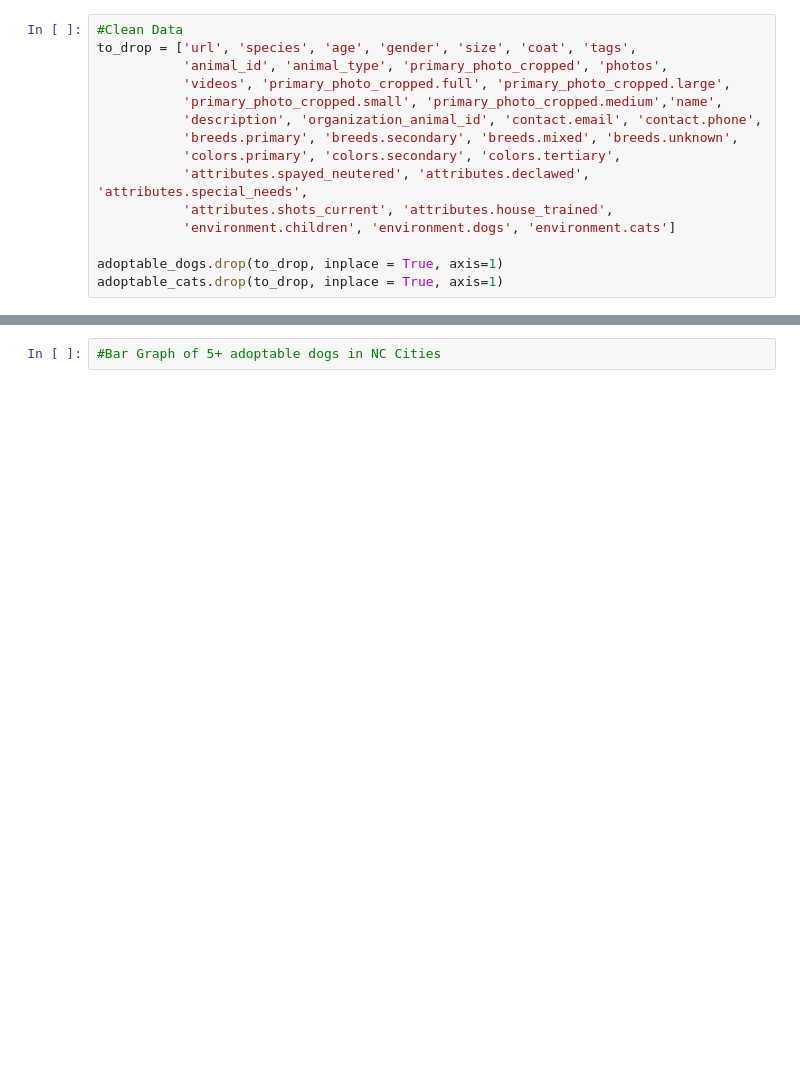
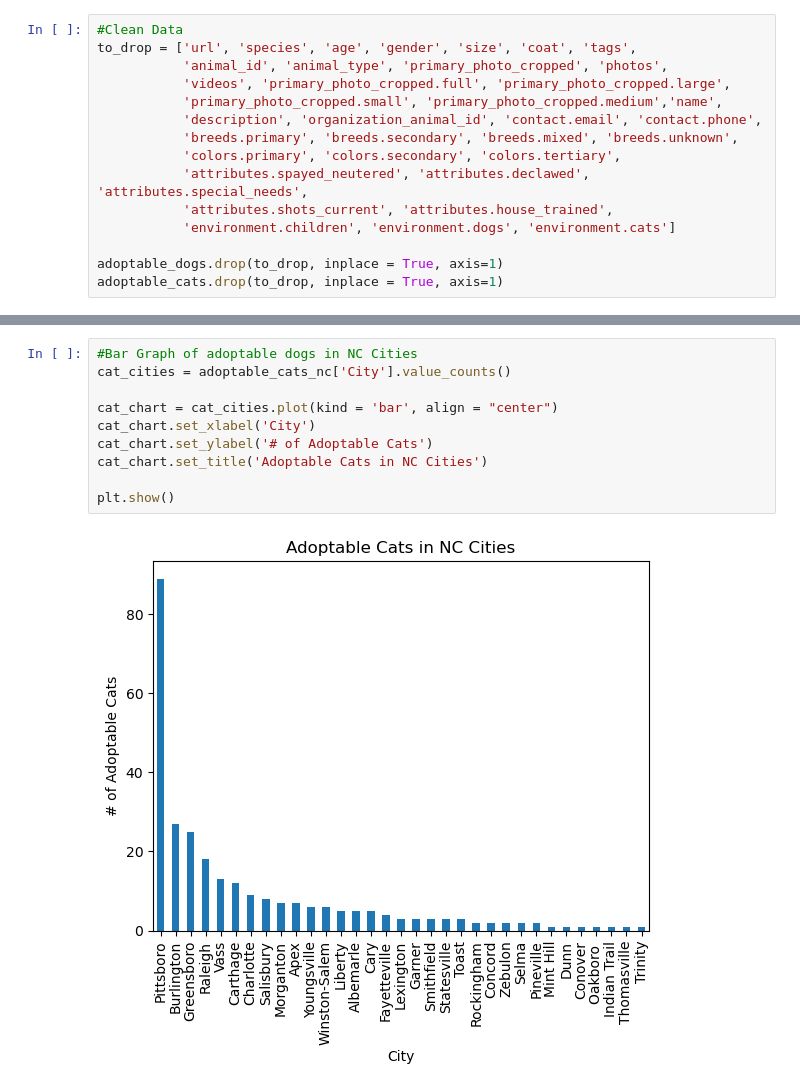
Before and after one commit to asosatrejo/pet-adoption-analysis, a Jupyter notebook: Location-Analysis.ipynb, the cells around one changed output, grey strips where cells are left out. Drawn from its saved outputs; the diff is of its cells as text; blank space fills up the shorter version.

```diff
--- a/Location-Analysis.ipynb
+++ b/Location-Analysis.ipynb
@@ -183,2 +176,12 @@ Name: Organization ID, dtype: int64
 # %%
-#Bar Graph of 5+ adoptable dogs in NC Cities
+#Bar Graph of adoptable dogs in NC Cities
+cat_cities = adoptable_cats_nc['City'].value_counts()
+
+cat_chart = cat_cities.plot(kind = 'bar', align = "center")
+cat_chart.set_xlabel('City')
+cat_chart.set_ylabel('# of Adoptable Cats')
+cat_chart.set_title('Adoptable Cats in NC Cities')
+
+plt.show()
+# %% [output]
+[figure, added]
```
Also changed, not shown: parts of 14 cells of this notebook.
